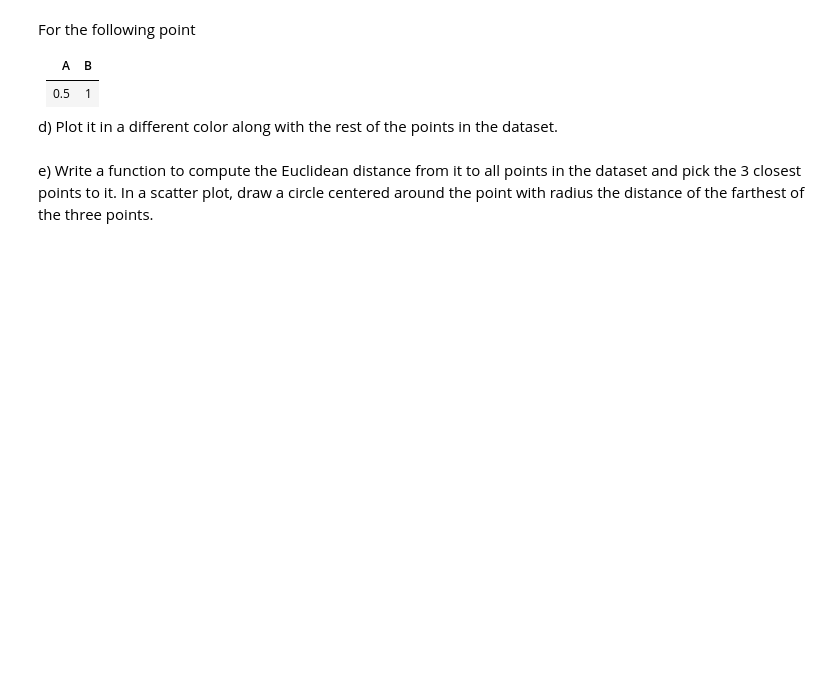
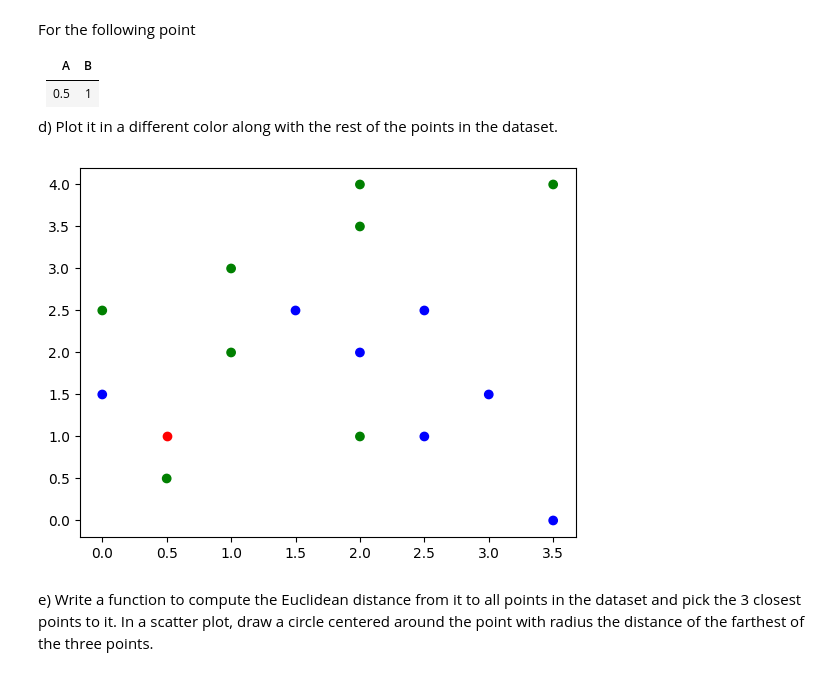
Before and after one commit to gallettilance/CS506-Fall2024, a Jupyter notebook: lecture_09/worksheet_09.ipynb, the cells around one changed output. Cells and saved outputs as stored; diff of their text form; code cells hidden in the pictures; blank space fills up the shorter version.

```diff
--- a/lecture_09/worksheet_09.ipynb
+++ b/lecture_09/worksheet_09.ipynb
@@ -35,6 +53,15 @@ For the following point
 | 0.5 |  1  |
 
 d) Plot it in a different color along with the rest of the points in the dataset.
+# %%
+new_point = [0.5, 1]
+
+colors = np.array([x for x in 'bgrcmyk'])
+plt.scatter(data['Attribute A'], data['Attribute B'], color=colors[data["Class"]].tolist())
+plt.scatter(new_point[0], new_point[1], color="red")
+plt.show()
+# %% [output]
+[figure, added]
 # %% [markdown]
 e) Write a function to compute the Euclidean distance from it to all points in the dataset and pick the 3 closest points to it. In a scatter plot, draw a circle centered around the point with radius the distance of the farthest of the three points.
 # %%
```
Also changed, not shown: parts of 8 cells of this notebook.
